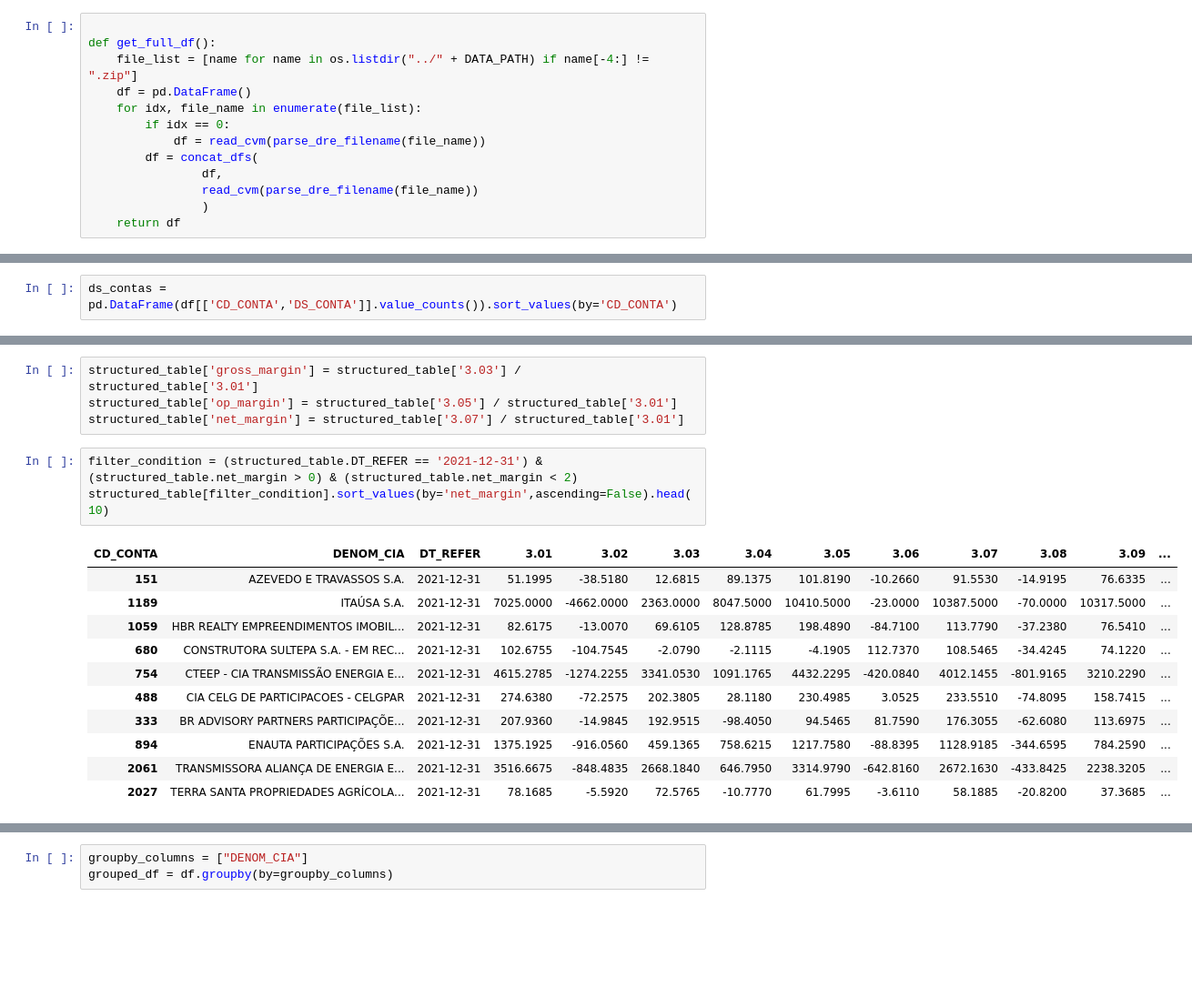
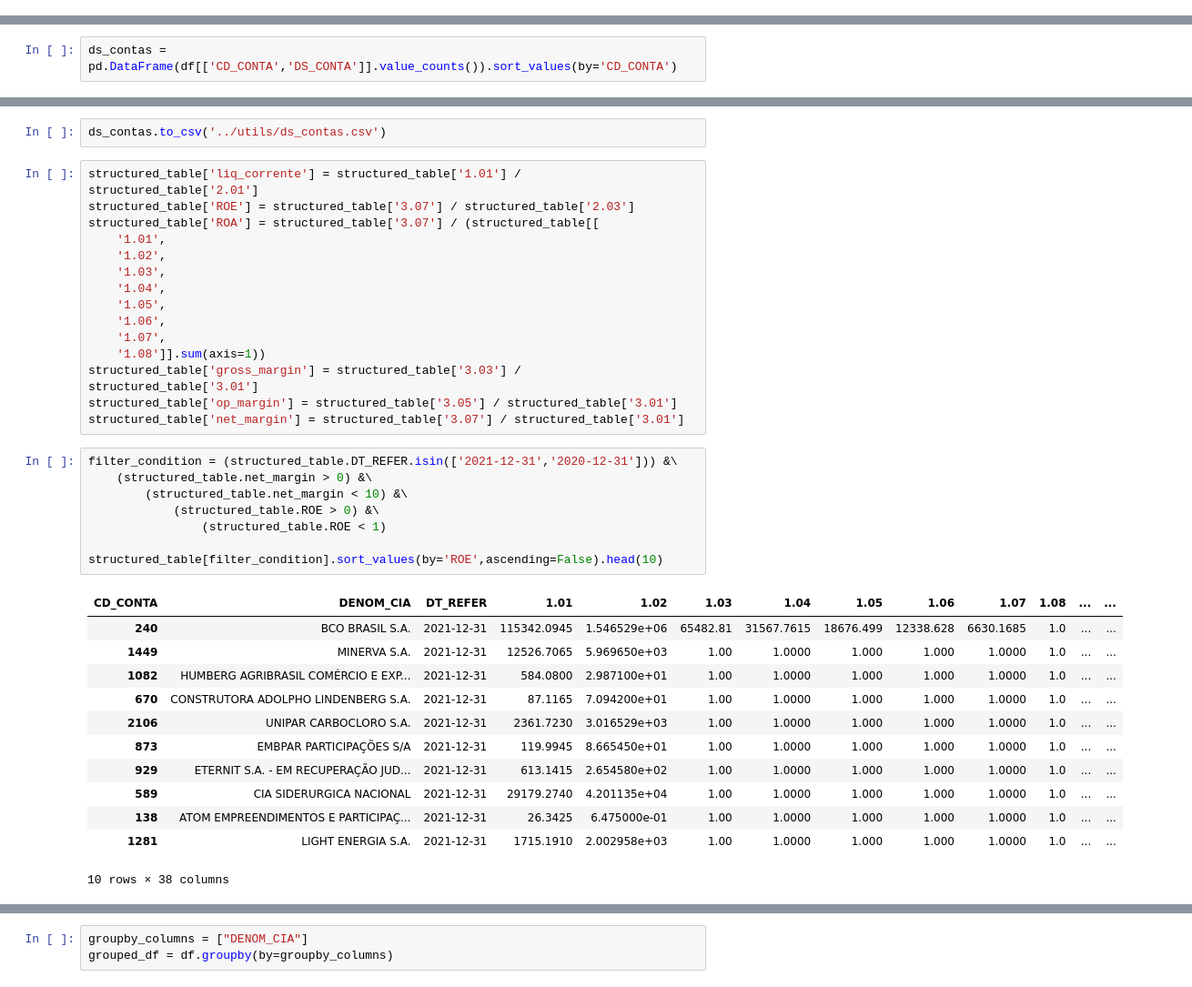
Before and after one commit to jfsjunqueira/analise-acoes, a Jupyter notebook: notebooks/3.0-jj-preprocessing.ipynb, the cells around one changed output, grey strips where cells are left out. Shown at 91% size. Saved outputs shown, nothing was run; the diff lists cells and outputs as text; blank space fills up the shorter version.

Commit message:
update: Better dataframe structuring.

```diff
--- a/notebooks/3.0-jj-preprocessing.ipynb
+++ b/notebooks/3.0-jj-preprocessing.ipynb
@@ -40,13 +26,0 @@ def read_cvm(file_path):
-# %%
-
-def get_full_df():
-    file_list = [name for name in os.listdir("../" + DATA_PATH) if name[-4:] != ".zip"]
-    df = pd.DataFrame()
-    for idx, file_name in enumerate(file_list):
-        if idx == 0:
-            df = read_cvm(parse_dre_filename(file_name))
-        df = concat_dfs(
-                df,
-                read_cvm(parse_dre_filename(file_name))
-                )
-    return df
@@ -104,22 +66,41 @@ ds_contas
+# %%
+ds_contas.to_csv('../utils/ds_contas.csv')
 # %%
+structured_table['liq_corrente'] = structured_table['1.01'] / structured_table['2.01']
+structured_table['ROE'] = structured_table['3.07'] / structured_table['2.03']
+structured_table['ROA'] = structured_table['3.07'] / (structured_table[[
+    '1.01',
+    '1.02',
+    '1.03',
+    '1.04',
+    '1.05',
+    '1.06',
+    '1.07',
+    '1.08']].sum(axis=1))
 structured_table['gross_margin'] = structured_table['3.03'] / structured_table['3.01']
 structured_table['op_margin'] = structured_table['3.05'] / structured_table['3.01']
 structured_table['net_margin'] = structured_table['3.07'] / structured_table['3.01']
 # %%
-filter_condition = (structured_table.DT_REFER == '2021-12-31') & (structured_table.net_margin > 0) & (structured_table.net_margin < 2)
-structured_table[filter_condition].sort_values(by='net_margin',ascending=False).head(10)
+filter_condition = (structured_table.DT_REFER.isin(['2021-12-31','2020-12-31'])) &\
+    (structured_table.net_margin > 0) &\
+        (structured_table.net_margin < 10) &\
+            (structured_table.ROE > 0) &\
+                (structured_table.ROE < 1)
+
+structured_table[filter_condition].sort_values(by='ROE',ascending=False).head(10)
 # %% [output]
-| CD_CONTA | DENOM_CIA | DT_REFER | 3.01 | 3.02 | 3.03 | 3.04 | 3.05 | 3.06 | 3.07 | 3.08 | 3.09 | ... |
-| 151 | AZEVEDO E TRAVASSOS S.A. | 2021-12-31 | 51.1995 | -38.5180 | 12.6815 | 89.1375 | 101.8190 | -10.2660 | 91.5530 | -14.9195 | 76.6335 | ... |
-| 1189 | ITAÚSA S.A. | 2021-12-31 | 7025.0000 | -4662.0000 | 2363.0000 | 8047.5000 | 10410.5000 | -23.0000 | 10387.5000 | -70.0000 | 10317.5000 | ... |
-| 1059 | HBR REALTY EMPREENDIMENTOS IMOBIL... | 2021-12-31 | 82.6175 | -13.0070 | 69.6105 | 128.8785 | 198.4890 | -84.7100 | 113.7790 | -37.2380 | 76.5410 | ... |
-| 680 | CONSTRUTORA SULTEPA S.A. - EM REC... | 2021-12-31 | 102.6755 | -104.7545 | -2.0790 | -2.1115 | -4.1905 | 112.7370 | 108.5465 | -34.4245 | 74.1220 | ... |
-| 754 | CTEEP - CIA TRANSMISSÃO ENERGIA E... | 2021-12-31 | 4615.2785 | -1274.2255 | 3341.0530 | 1091.1765 | 4432.2295 | -420.0840 | 4012.1455 | -801.9165 | 3210.2290 | ... |
-| 488 | CIA CELG DE PARTICIPACOES - CELGPAR | 2021-12-31 | 274.6380 | -72.2575 | 202.3805 | 28.1180 | 230.4985 | 3.0525 | 233.5510 | -74.8095 | 158.7415 | ... |
-| 333 | BR ADVISORY PARTNERS PARTICIPAÇÕE... | 2021-12-31 | 207.9360 | -14.9845 | 192.9515 | -98.4050 | 94.5465 | 81.7590 | 176.3055 | -62.6080 | 113.6975 | ... |
-| 894 | ENAUTA PARTICIPAÇÕES S.A. | 2021-12-31 | 1375.1925 | -916.0560 | 459.1365 | 758.6215 | 1217.7580 | -88.8395 | 1128.9185 | -344.6595 | 784.2590 | ... |
-| 2061 | TRANSMISSORA ALIANÇA DE ENERGIA E... | 2021-12-31 | 3516.6675 | -848.4835 | 2668.1840 | 646.7950 | 3314.9790 | -642.8160 | 2672.1630 | -433.8425 | 2238.3205 | ... |
-| 2027 | TERRA SANTA PROPRIEDADES AGRÍCOLA... | 2021-12-31 | 78.1685 | -5.5920 | 72.5765 | -10.7770 | 61.7995 | -3.6110 | 58.1885 | -20.8200 | 37.3685 | ... |
+| CD_CONTA | DENOM_CIA | DT_REFER | 1.01 | 1.02 | 1.03 | 1.04 | 1.05 | 1.06 | 1.07 | 1.08 | ... | ... |
+| 240 | BCO BRASIL S.A. | 2021-12-31 | 115342.0945 | 1.546529e+06 | 65482.81 | 31567.7615 | 18676.499 | 12338.628 | 6630.1685 | 1.0 | ... | ... |
+| 1449 | MINERVA S.A. | 2021-12-31 | 12526.7065 | 5.969650e+03 | 1.00 | 1.0000 | 1.000 | 1.000 | 1.0000 | 1.0 | ... | ... |
+| 1082 | HUMBERG AGRIBRASIL COMÉRCIO E EXP... | 2021-12-31 | 584.0800 | 2.987100e+01 | 1.00 | 1.0000 | 1.000 | 1.000 | 1.0000 | 1.0 | ... | ... |
+| 670 | CONSTRUTORA ADOLPHO LINDENBERG S.A. | 2021-12-31 | 87.1165 | 7.094200e+01 | 1.00 | 1.0000 | 1.000 | 1.000 | 1.0000 | 1.0 | ... | ... |
+| 2106 | UNIPAR CARBOCLORO S.A. | 2021-12-31 | 2361.7230 | 3.016529e+03 | 1.00 | 1.0000 | 1.000 | 1.000 | 1.0000 | 1.0 | ... | ... |
+| 873 | EMBPAR PARTICIPAÇÕES S/A | 2021-12-31 | 119.9945 | 8.665450e+01 | 1.00 | 1.0000 | 1.000 | 1.000 | 1.0000 | 1.0 | ... | ... |
+| 929 | ETERNIT S.A. - EM RECUPERAÇÃO JUD... | 2021-12-31 | 613.1415 | 2.654580e+02 | 1.00 | 1.0000 | 1.000 | 1.000 | 1.0000 | 1.0 | ... | ... |
+| 589 | CIA SIDERURGICA NACIONAL | 2021-12-31 | 29179.2740 | 4.201135e+04 | 1.00 | 1.0000 | 1.000 | 1.000 | 1.0000 | 1.0 | ... | ... |
+| 138 | ATOM EMPREENDIMENTOS E PARTICIPAÇ... | 2021-12-31 | 26.3425 | 6.475000e-01 | 1.00 | 1.0000 | 1.000 | 1.000 | 1.0000 | 1.0 | ... | ... |
+| 1281 | LIGHT ENERGIA S.A. | 2021-12-31 | 1715.1910 | 2.002958e+03 | 1.00 | 1.0000 | 1.000 | 1.000 | 1.0000 | 1.0 | ... | ... |
+10 rows × 38 columns
 # %%
 df
 # %% [output]
```
Also changed, not shown: parts of 10 cells of this notebook, 1 other file.
